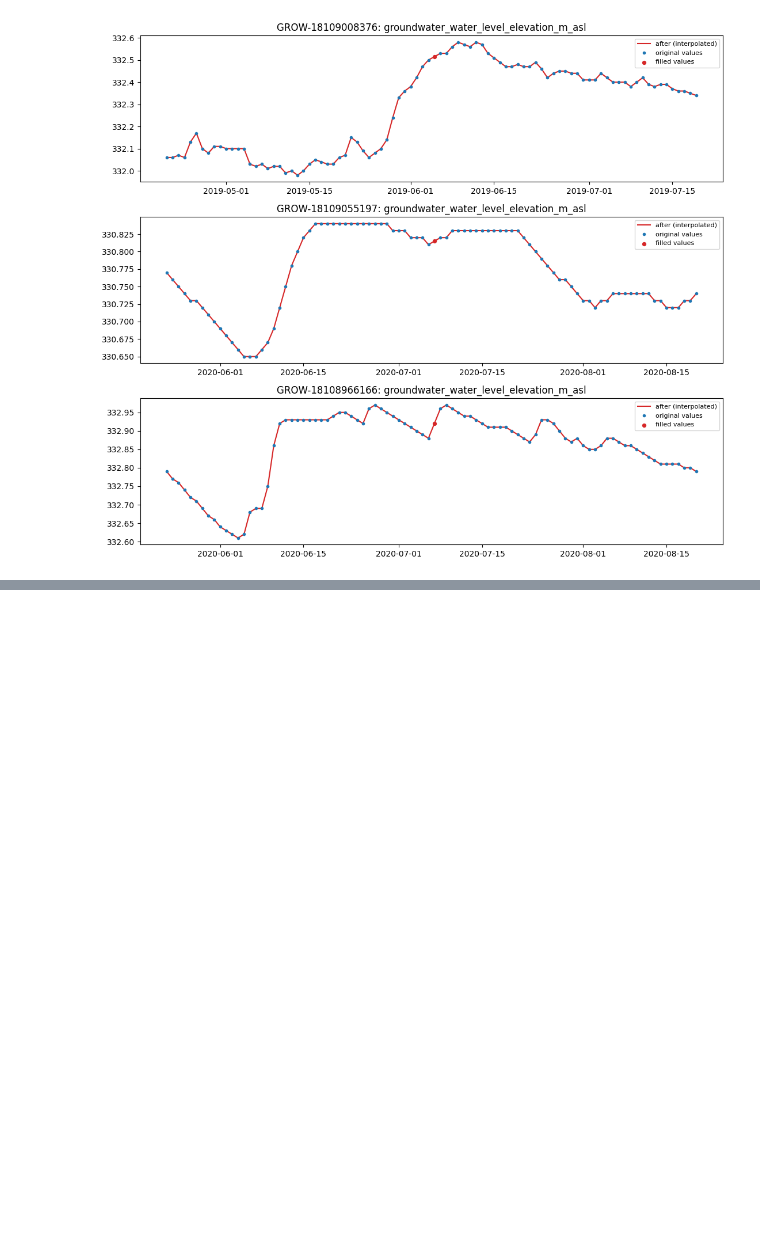
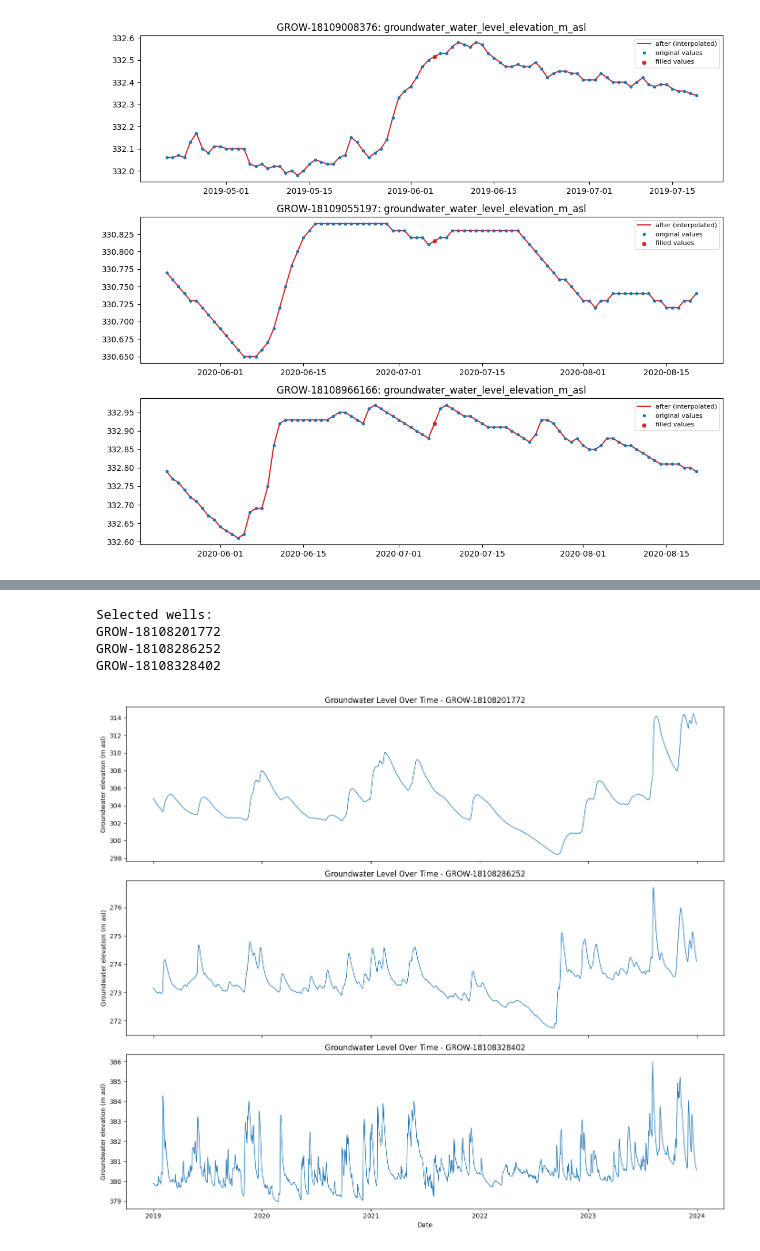
Before and after one commit to Break-Through-Tech/Microsoft-4A-groundwater-timeseries-prediction-using-AI, a Jupyter notebook: notebooks/Microsoft_4A.ipynb, the cells around one changed output, grey strips where cells are left out. Cells and saved outputs as stored; diff of their text form; code cells hidden in the pictures; blank space fills up the shorter version.

```diff
--- a/notebooks/Microsoft_4A.ipynb
+++ b/notebooks/Microsoft_4A.ipynb
@@ -262,0 +273,50 @@ for c in cols_to_interp:
+# %%
+target = "groundwater_water_level_elevation_m_asl"
+
+# Select wells with the most available groundwater observations
+well_counts = (
+    df_daily.groupby("GROW_ID")[target]
+    .count()
+    .sort_values(ascending=False)
+)
+
+selected_wells = well_counts.head(3).index.tolist()
+
+print("Selected wells:")
+for well in selected_wells:
+    print(well)
+# %% [output]
+Selected wells:
+GROW-18108201772
+GROW-18108286252
+GROW-18108328402
+# %%
+# Visualize groundwater levels over time for selected wells
+
+fig, axes = plt.subplots(
+    len(selected_wells),
+    1,
+    figsize=(14, 4 * len(selected_wells)),
+    sharex=True
+)
+
+axes = np.atleast_1d(axes)
+
+for ax, well in zip(axes, selected_wells):
+    well_df = df_daily[df_daily["GROW_ID"] == well]
+
+    ax.plot(
+        well_df["date"],
+        well_df[target],
+        linewidth=1
+    )
+
+    ax.set_title(f"Groundwater Level Over Time - {well}")
+    ax.set_ylabel("Groundwater elevation (m asl)")
+
+axes[-1].set_xlabel("Date")
+
+plt.tight_layout()
+plt.show()
+# %% [output]
+[figure, added]
```
Also changed, not shown: parts of 11 cells of this notebook.
